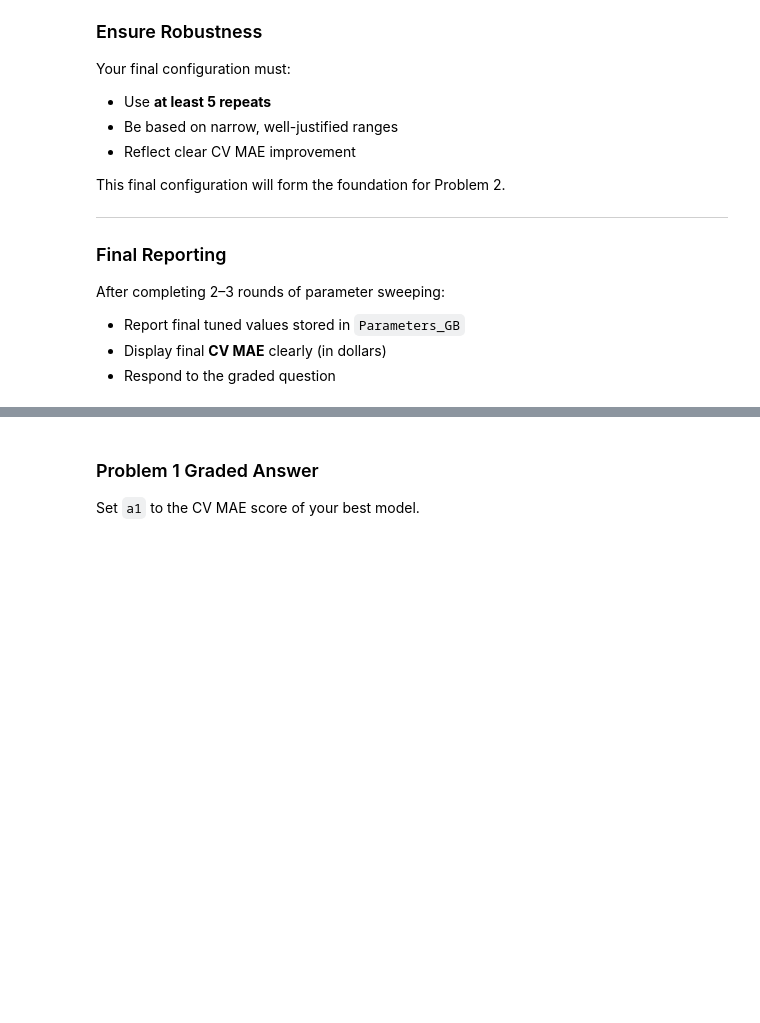
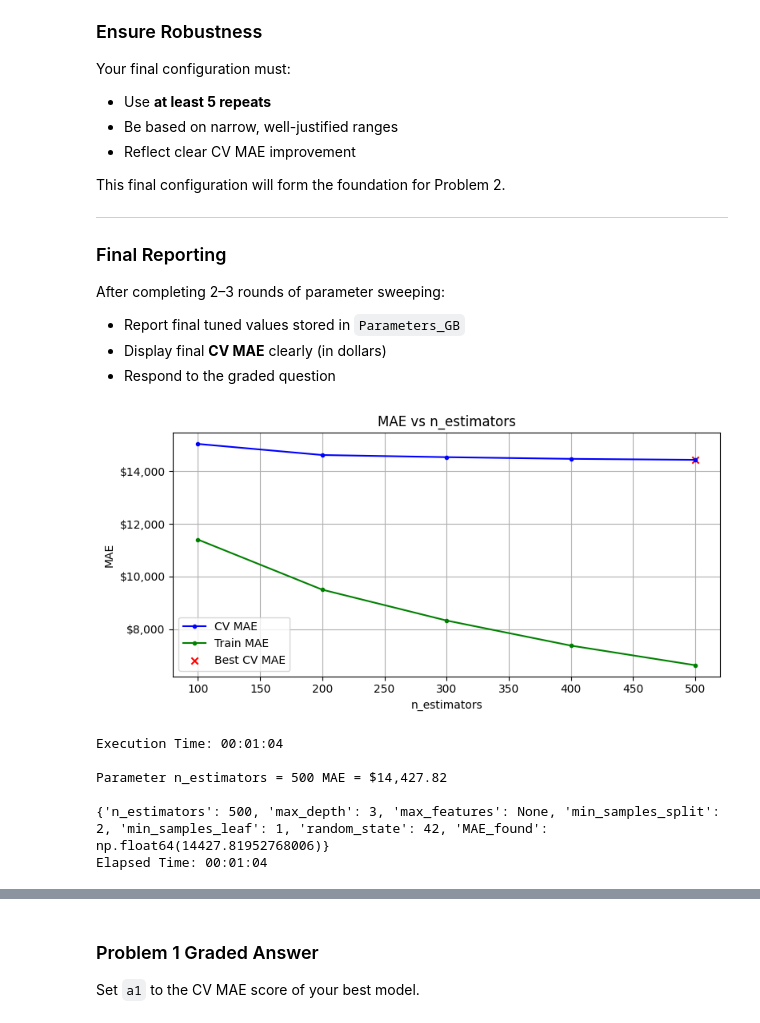
Before and after one commit to andre-bu-gitdev/ML_Fundamentals_dx603, a Jupyter notebook: Homework_07.ipynb, the cells around one changed output, grey strips where cells are left out. Drawn from its saved outputs; the diff is of its cells as text; code cells hidden in the pictures; blank space fills up the shorter version.

```diff
--- a/Homework_07.ipynb
+++ b/Homework_07.ipynb
@@ -487,24 +487,32 @@ Params_GB = Default_Parameters_GB.copy()
 # %%
 # Your code here, add as many cells as you need
 start = time.time()
 
 param = 'n_estimators'
-param_input = range(10,101,10)
+param_input = range(100,501,100)
 
 # Run the sweep and return the dictionary updated with the best value found in this sweep
 Params_GB = sweep_parameter(GradientBoostingRegressor,
                             Params_GB,
                             param,
                             param_input,
                             n_jobs= 4,
                             n_repeats= 1
                             )
 
 # Print out results of this sweep
 print(f"\nParameter {param} = {Params_GB[param]} MAE = ${Params_GB['MAE_found']:,.2f}\n")
 print(Params_GB)
 
 end = time.time()
 print("Elapsed Time:", format_hms(end-start))
+# %% [output]
+[figure, added]
+Execution Time: 00:01:04
+
+Parameter n_estimators = 500 MAE = $14,427.82
+
+{'n_estimators': 500, 'max_depth': 3, 'max_features': None, 'min_samples_split': 2, 'min_samples_leaf': 1, 'random_state': 42, 'MAE_found': np.float64(14427.81952768006)}
+Elapsed Time: 00:01:04
 # %%
 Params_GB
```
Also changed, not shown: parts of 1 cell of this notebook.
